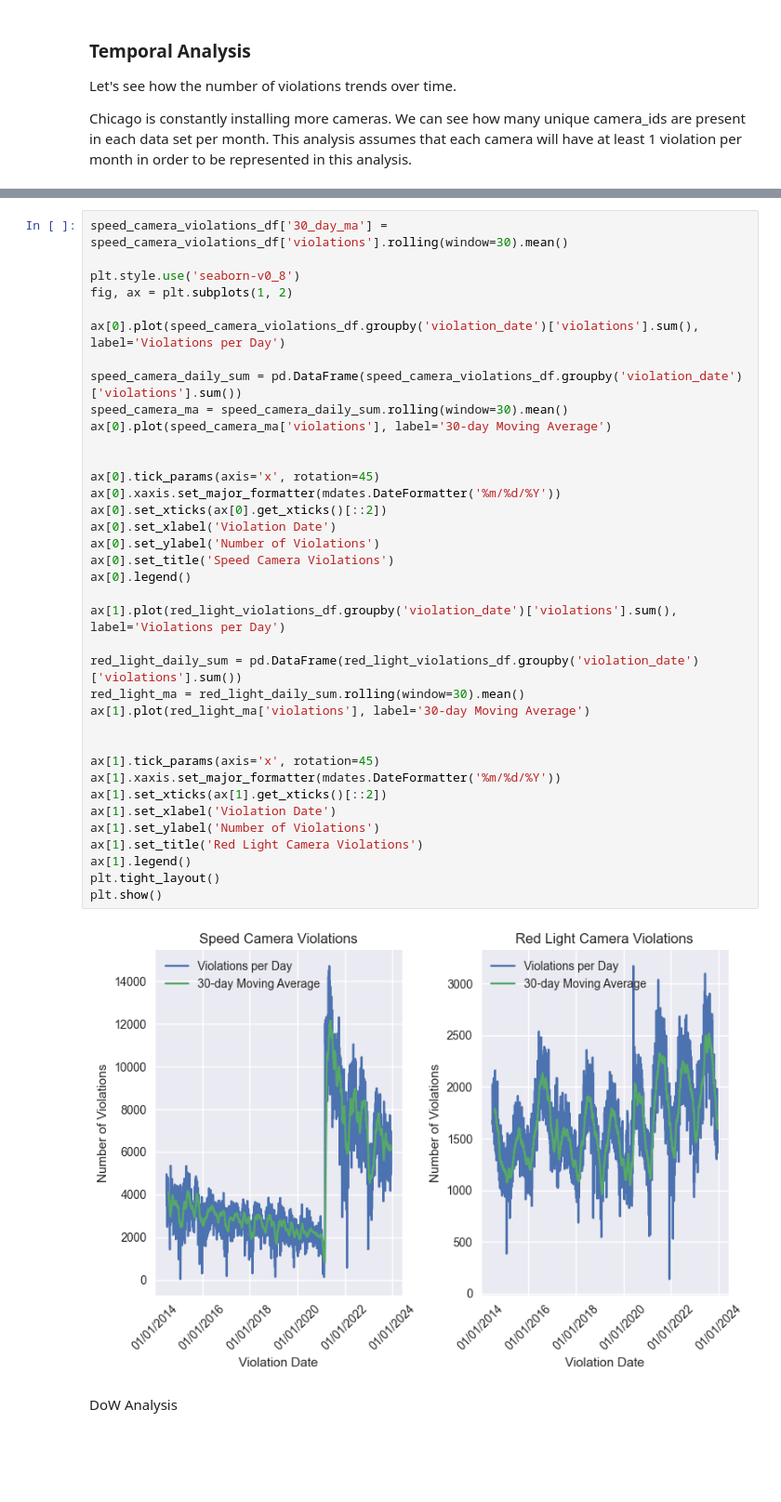
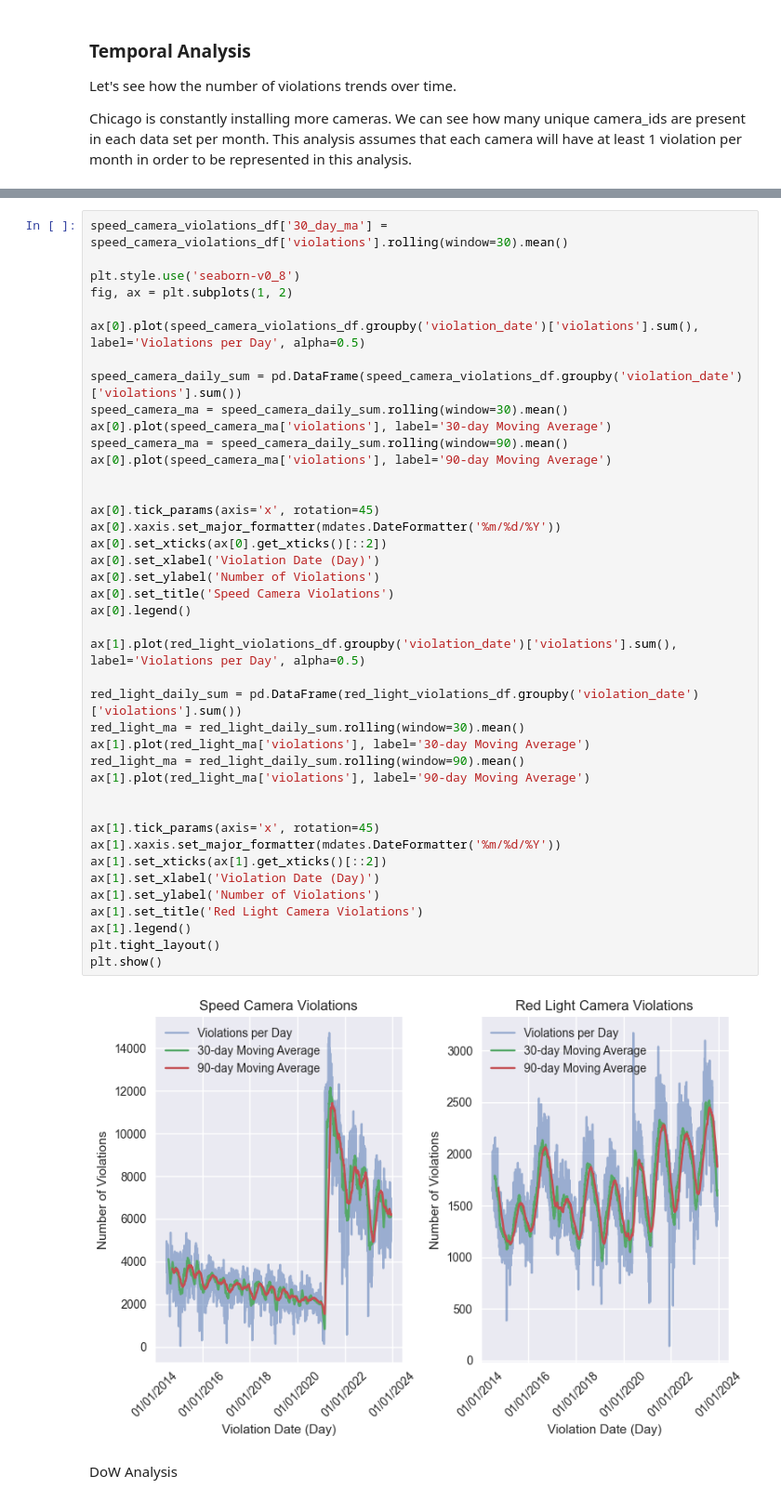
Before and after one commit to crmueller100/chicago-traffic-violations, a Jupyter notebook: analysis.ipynb, the cells around one changed output, grey strips where cells are left out. Shown: that part at 93% size. Drawn from its saved outputs; the diff is of its cells as text; blank space fills up the shorter version.

```diff
--- a/analysis.ipynb
+++ b/analysis.ipynb
@@ -144,39 +134,43 @@ speed_camera_violations_df['30_day_ma'] = speed_camera_violations_df['violations
 plt.style.use('seaborn-v0_8')
 fig, ax = plt.subplots(1, 2)
 
-ax[0].plot(speed_camera_violations_df.groupby('violation_date')['violations'].sum(), label='Violations per Day')
+ax[0].plot(speed_camera_violations_df.groupby('violation_date')['violations'].sum(), label='Violations per Day', alpha=0.5)
 
 speed_camera_daily_sum = pd.DataFrame(speed_camera_violations_df.groupby('violation_date')['violations'].sum())
 speed_camera_ma = speed_camera_daily_sum.rolling(window=30).mean()
 ax[0].plot(speed_camera_ma['violations'], label='30-day Moving Average')
+speed_camera_ma = speed_camera_daily_sum.rolling(window=90).mean()
+ax[0].plot(speed_camera_ma['violations'], label='90-day Moving Average')
 
 
 ax[0].tick_params(axis='x', rotation=45)
 ax[0].xaxis.set_major_formatter(mdates.DateFormatter('%m/%d/%Y'))
 ax[0].set_xticks(ax[0].get_xticks()[::2])
-ax[0].set_xlabel('Violation Date')
+ax[0].set_xlabel('Violation Date (Day)')
 ax[0].set_ylabel('Number of Violations')
 ax[0].set_title('Speed Camera Violations')
 ax[0].legend()
 
-ax[1].plot(red_light_violations_df.groupby('violation_date')['violations'].sum(), label='Violations per Day')
+ax[1].plot(red_light_violations_df.groupby('violation_date')['violations'].sum(), label='Violations per Day', alpha=0.5)
 
 red_light_daily_sum = pd.DataFrame(red_light_violations_df.groupby('violation_date')['violations'].sum())
 red_light_ma = red_light_daily_sum.rolling(window=30).mean()
 ax[1].plot(red_light_ma['violations'], label='30-day Moving Average')
+red_light_ma = red_light_daily_sum.rolling(window=90).mean()
+ax[1].plot(red_light_ma['violations'], label='90-day Moving Average')
 
 
 ax[1].tick_params(axis='x', rotation=45)
 ax[1].xaxis.set_major_formatter(mdates.DateFormatter('%m/%d/%Y'))
 ax[1].set_xticks(ax[1].get_xticks()[::2])
-ax[1].set_xlabel('Violation Date')
+ax[1].set_xlabel('Violation Date (Day)')
 ax[1].set_ylabel('Number of Violations')
 ax[1].set_title('Red Light Camera Violations')
 ax[1].legend()
 plt.tight_layout()
 plt.show()
 # %% [output]
-[figure, old version]
+[figure, new version]
 # %% [markdown]
 DoW Analysis
 # %%
```
Also changed, not shown: parts of 4 cells of this notebook.
